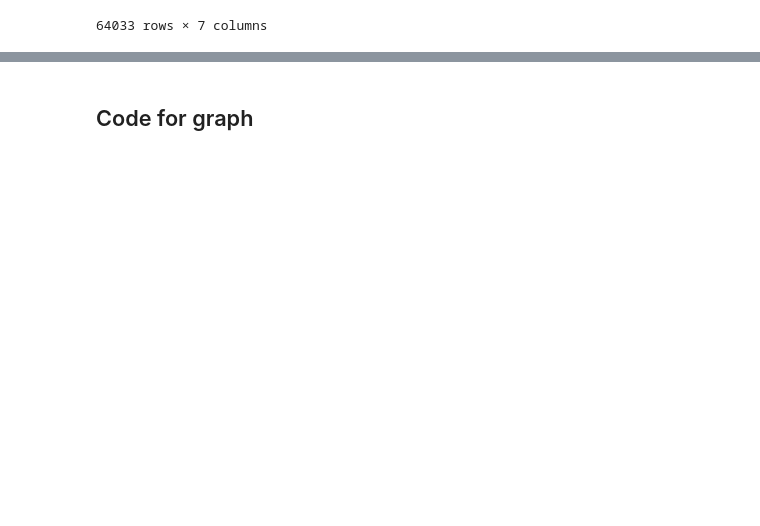
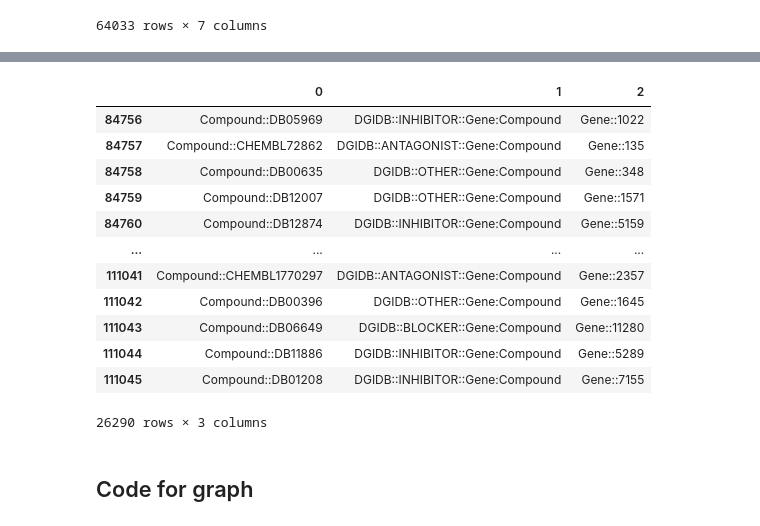
Before and after one commit to Ale9806/SIMPLLM, a Jupyter notebook: DEVELOPER - DRKG_mapping_with_BiolinkBERT copy.ipynb, the cells around one changed output, grey strips where cells are left out. Cells and saved outputs as stored; diff of their text form; code cells hidden in the pictures; blank space fills up the shorter version.

Commit message:
Flip heads and tails for DGIDB

```diff
--- a/DEVELOPER - DRKG_mapping_with_BiolinkBERT copy.ipynb
+++ b/DEVELOPER - DRKG_mapping_with_BiolinkBERT copy.ipynb
@@ -656,6 +656,34 @@ hrt_check.drop(columns=['head_drkg_id','tail_drkg_id']).drop_duplicates(subset=[
 | 212 | Barrett Esophagus | Hetionet::DaG::Disease:Gene | nuclear receptor subfamily 1 grou... | HETIONET | Disease:Gene | association |  | ... |
 | 2566 | Hematologic Neoplasms | Hetionet::DdG::Disease:Gene | myeloperoxidase (MPO) | HETIONET | Disease:Gene | downregulation |  | ... |
 | 2903 | Pulmonary Disease, Chronic Obstru... | Hetionet::DuG::Disease:Gene | prostaglandin-endoperoxide syntha... | HETIONET | Disease:Gene | upregulation |  | ... |
+# %%
+# Flip entries
+
+drkg_test   = drkg_df.copy()
+
+def flip_headtail(df, search_string):
+    df_update = df.copy()
+    heads = df_update[0].copy()
+    df_update.loc[df_update[1].str.contains(search_string), 0] = df_update[2]
+    df_update.loc[df_update[1].str.contains(search_string), 2] = heads
+    return df_update
+
+drkg_test2 = flip_headtail(drkg_test, 'Gene:Compound')
+drkg_test2[drkg_test[0] != drkg_test2[0]]
+# %% [output]
+|  | 0 | 1 | 2 |
+| 84756 | Compound::DB05969 | DGIDB::INHIBITOR::Gene:Compound | Gene::1022 |
+| 84757 | Compound::CHEMBL72862 | DGIDB::ANTAGONIST::Gene:Compound | Gene::135 |
+| 84758 | Compound::DB00635 | DGIDB::OTHER::Gene:Compound | Gene::348 |
+| 84759 | Compound::DB12007 | DGIDB::OTHER::Gene:Compound | Gene::1571 |
+| 84760 | Compound::DB12874 | DGIDB::INHIBITOR::Gene:Compound | Gene::5159 |
+| ... | ... | ... | ... |
+| 111041 | Compound::CHEMBL1770297 | DGIDB::ANTAGONIST::Gene:Compound | Gene::2357 |
+| 111042 | Compound::DB00396 | DGIDB::OTHER::Gene:Compound | Gene::1645 |
+| 111043 | Compound::DB06649 | DGIDB::BLOCKER::Gene:Compound | Gene::11280 |
+| 111044 | Compound::DB11886 | DGIDB::INHIBITOR::Gene:Compound | Gene::5289 |
+| 111045 | Compound::DB01208 | DGIDB::INHIBITOR::Gene:Compound | Gene::7155 |
+26290 rows × 3 columns
 # %% [markdown]
 ## Code for graph
 # %%
```
Also changed, not shown: 1 other file.
